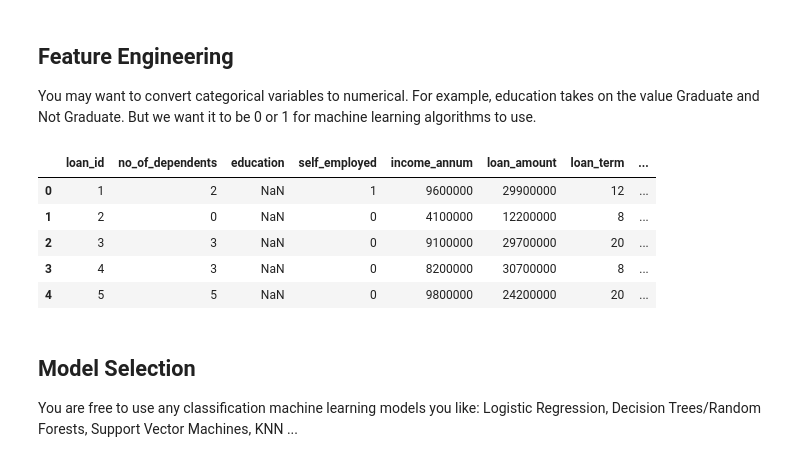
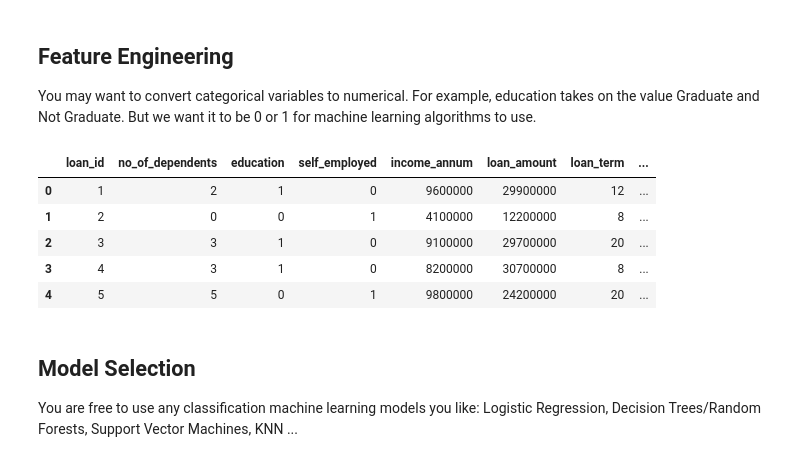
Before and after one commit to stevenhanwen/MDST-Onboarding, a Jupyter notebook: Optional-Challenges/ML/loan_approval.ipynb, the cells around one changed output. Saved outputs shown, nothing was run; the diff lists cells and outputs as text; code cells hidden in the pictures.

```diff
--- a/Optional-Challenges/ML/loan_approval.ipynb
+++ b/Optional-Challenges/ML/loan_approval.ipynb
@@ -121,16 +134,16 @@ You may want to convert categorical variables to numerical. For example, educati
 # %%
 loan_data['education'] = loan_data['education'].map({'Graduate': 1, 'Not Graduate': 0})
 # Hint: Other categorical variables are self_employed and loan_status
 loan_data['self_employed'] = loan_data['self_employed'].map({'Yes': 1, 'No': 0})
-loan_data['self_employed'] = loan_data['loan_status'].map({'Approved': 1, 'Rejected': 0})
+loan_data['loan_status'] = loan_data['loan_status'].map({'Approved': 1, 'Rejected': 0})
 loan_data.head()
 # %% [output]
 |  | loan_id | no_of_dependents | education | self_employed | income_annum | loan_amount | loan_term | ... |
-| 0 | 1 | 2 | NaN | 1 | 9600000 | 29900000 | 12 | ... |
-| 1 | 2 | 0 | NaN | 0 | 4100000 | 12200000 | 8 | ... |
-| 2 | 3 | 3 | NaN | 0 | 9100000 | 29700000 | 20 | ... |
-| 3 | 4 | 3 | NaN | 0 | 8200000 | 30700000 | 8 | ... |
-| 4 | 5 | 5 | NaN | 0 | 9800000 | 24200000 | 20 | ... |
+| 0 | 1 | 2 | 1 | 0 | 9600000 | 29900000 | 12 | ... |
+| 1 | 2 | 0 | 0 | 1 | 4100000 | 12200000 | 8 | ... |
+| 2 | 3 | 3 | 1 | 0 | 9100000 | 29700000 | 20 | ... |
+| 3 | 4 | 3 | 1 | 0 | 8200000 | 30700000 | 8 | ... |
+| 4 | 5 | 5 | 0 | 1 | 9800000 | 24200000 | 20 | ... |
 # %% [markdown]
 ## Model Selection
 
```
Also changed, not shown: parts of 5 cells of this notebook, 1 other file.
